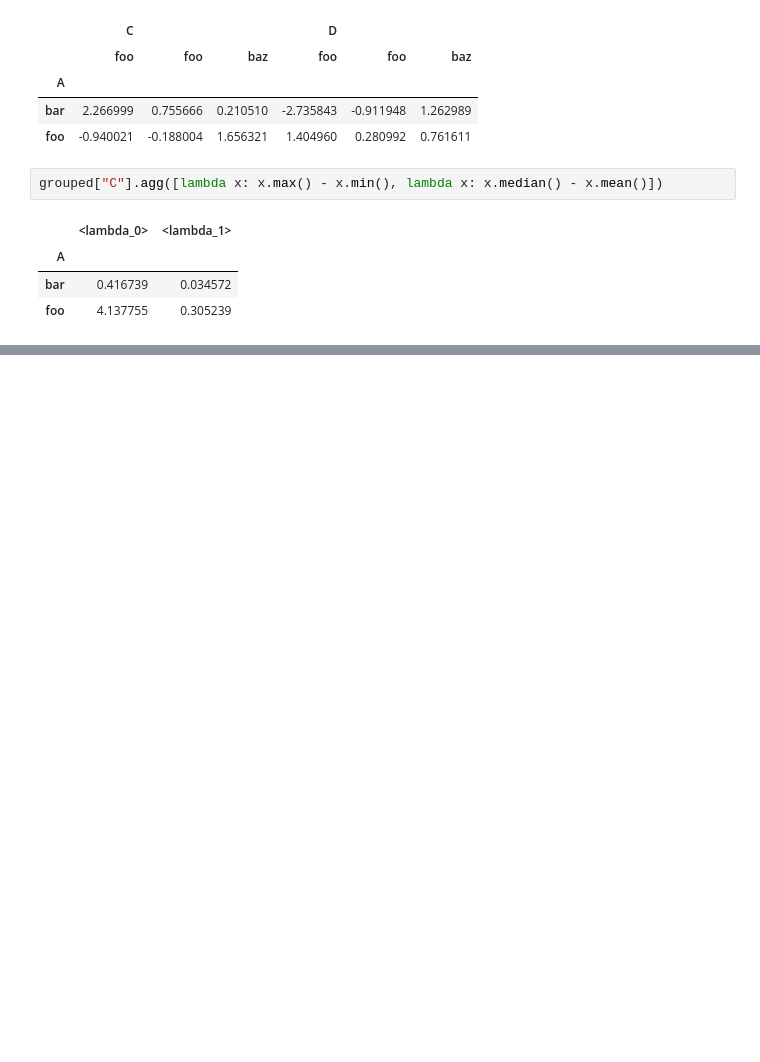
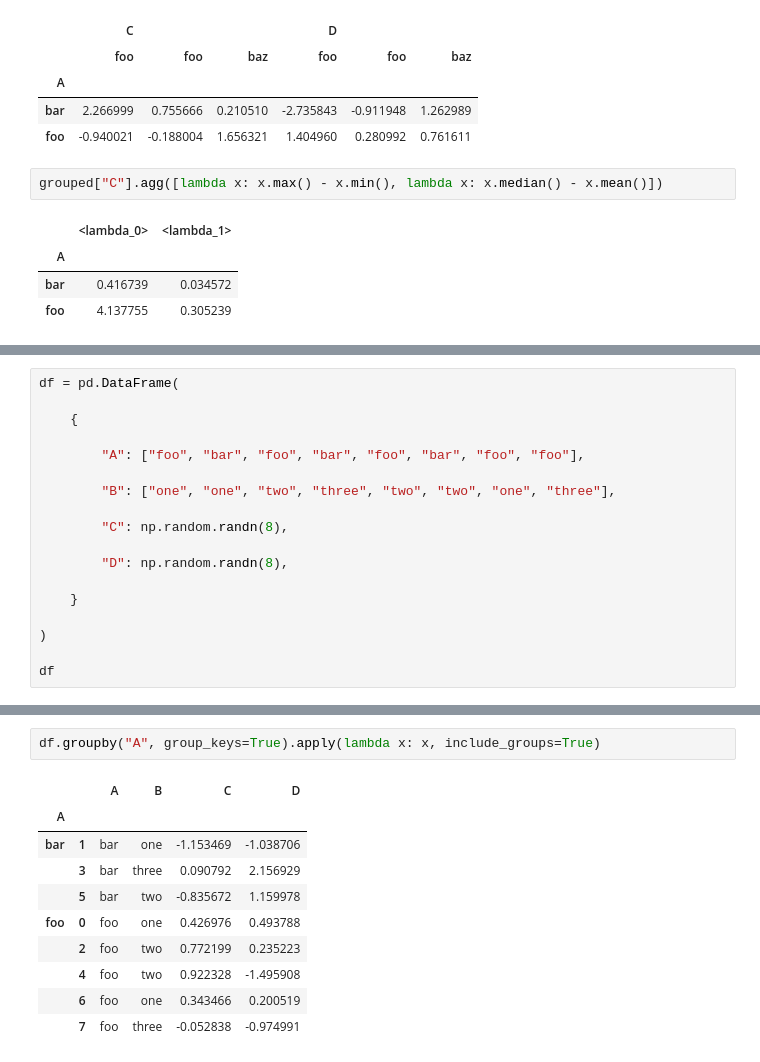
Before and after one commit to ilyak93/self-studying, a Jupyter notebook: DataEngineering/pandas/pandas_groupby.ipynb, the cells around one changed output, grey strips where cells are left out. Saved outputs shown, nothing was run; the diff lists cells and outputs as text; blank space fills up the shorter version.

```diff
--- a/DataEngineering/pandas/pandas_groupby.ipynb
+++ b/DataEngineering/pandas/pandas_groupby.ipynb
@@ -1266,0 +1670,18 @@ compare.plot()
+# %%
+df = pd.DataFrame(
+
+    {
+
+        "A": ["foo", "bar", "foo", "bar", "foo", "bar", "foo", "foo"],
+
+        "B": ["one", "one", "two", "three", "two", "two", "one", "three"],
+
+        "C": np.random.randn(8),
+
+        "D": np.random.randn(8),
+
+    }
+
+)
+
+df
@@ -1266,0 +1797,13 @@ compare.plot()
+# %%
+df.groupby("A", group_keys=True).apply(lambda x: x, include_groups=True)
+# %% [output]
+|  |  | A | B | C | D |
+| A |  |  |  |  |  |
+| bar | 1 | bar | one | -1.153469 | -1.038706 |
+|  | 3 | bar | three | 0.090792 | 2.156929 |
+|  | 5 | bar | two | -0.835672 | 1.159978 |
+| foo | 0 | foo | one | 0.426976 | 0.493788 |
+|  | 2 | foo | two | 0.772199 | 0.235223 |
+|  | 4 | foo | two | 0.922328 | -1.495908 |
+|  | 6 | foo | one | 0.343466 | 0.200519 |
+|  | 7 | foo | three | -0.052838 | -0.974991 |
```
Also changed, not shown: parts of 117 cells of this notebook.
